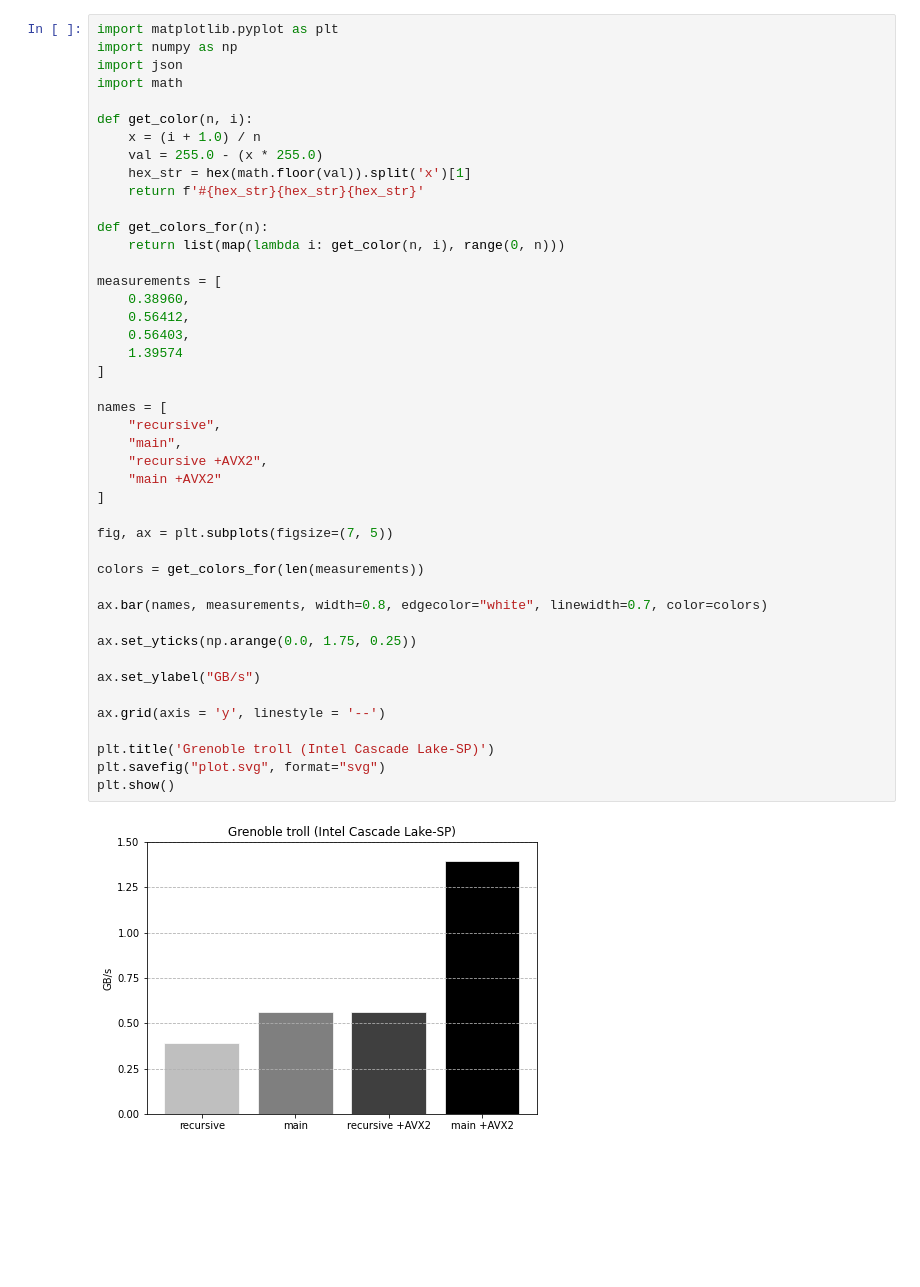
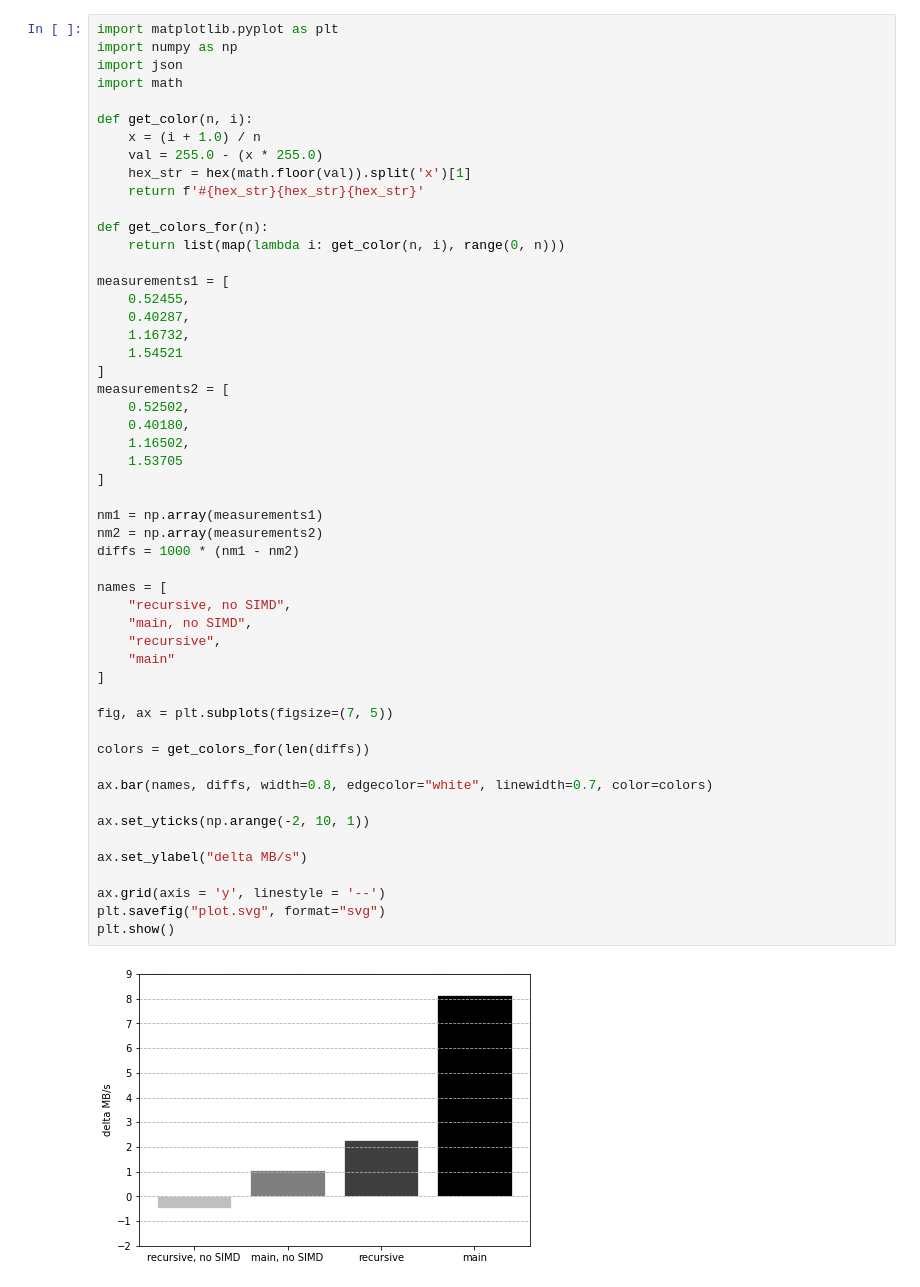
Before and after one commit to rsonquery/rsonpath, a Jupyter notebook: simd-benchmarks/plot.ipynb, the cells around one changed output. Cells and saved outputs as stored; diff of their text form; blank space fills up the shorter version.

```diff
--- a/simd-benchmarks/plot.ipynb
+++ b/simd-benchmarks/plot.ipynb
@@ -2,45 +2,53 @@
 import matplotlib.pyplot as plt
 import numpy as np
 import json
 import math
 
 def get_color(n, i):
     x = (i + 1.0) / n
     val = 255.0 - (x * 255.0)
     hex_str = hex(math.floor(val)).split('x')[1]
     return f'#{hex_str}{hex_str}{hex_str}'
 
 def get_colors_for(n):
     return list(map(lambda i: get_color(n, i), range(0, n)))
 
-measurements = [
-    0.38960,
-    0.56412,
-    0.56403,
-    1.39574
+measurements1 = [
+    0.52455,
+    0.40287,
+    1.16732,
+    1.54521
+]
+measurements2 = [
+    0.52502,
+    0.40180,
+    1.16502,
+    1.53705
 ]
 
+nm1 = np.array(measurements1)
+nm2 = np.array(measurements2)
+diffs = 1000 * (nm1 - nm2)
+
 names = [
+    "recursive, no SIMD",
+    "main, no SIMD",
     "recursive",
-    "main",
-    "recursive +AVX2",
-    "main +AVX2"
+    "main"
 ]
 
 fig, ax = plt.subplots(figsize=(7, 5))
 
-colors = get_colors_for(len(measurements))
+colors = get_colors_for(len(diffs))
 
-ax.bar(names, measurements, width=0.8, edgecolor="white", linewidth=0.7, color=colors)
+ax.bar(names, diffs, width=0.8, edgecolor="white", linewidth=0.7, color=colors)
 
-ax.set_yticks(np.arange(0.0, 1.75, 0.25))
+ax.set_yticks(np.arange(-2, 10, 1))
 
-ax.set_ylabel("GB/s")
+ax.set_ylabel("delta MB/s")
 
 ax.grid(axis = 'y', linestyle = '--')
-
-plt.title('Grenoble troll (Intel Cascade Lake-SP)')
 plt.savefig("plot.svg", format="svg")
 plt.show()
 # %% [output]
-[figure, old version]
+[figure, new version]
```
Also changed, not shown: parts of 2 cells of this notebook, 1 other file.
